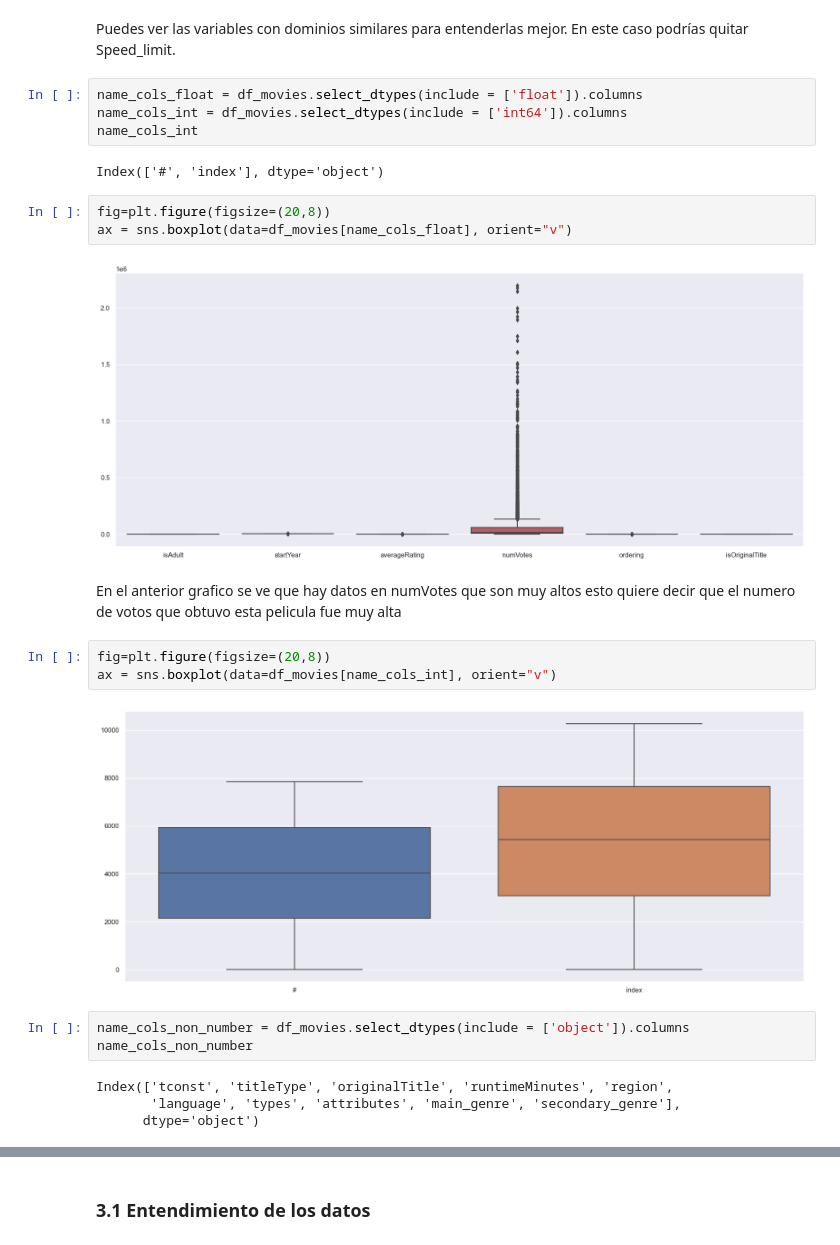
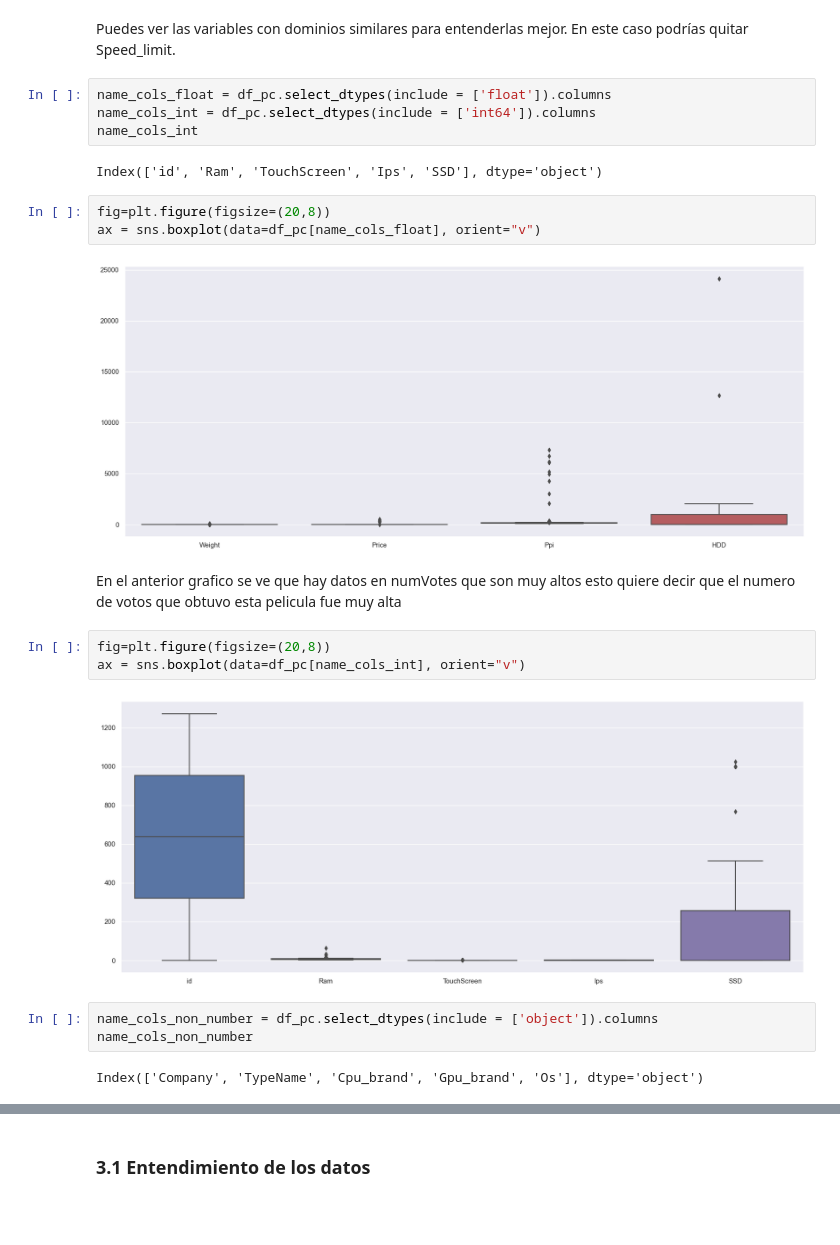
Before and after one commit to jf-garciam1/Lab-BI, a Jupyter notebook: Lab2/Lab2.ipynb, the cells around one changed output, grey strips where cells are left out. Cells and saved outputs as stored; diff of their text form; blank space fills up the shorter version.

```diff
--- a/Lab2/Lab2.ipynb
+++ b/Lab2/Lab2.ipynb
@@ -115,28 +111,26 @@ ax = sns.boxplot(data=df_movies, orient="v")
 Puedes ver las variables con dominios similares para entenderlas mejor.
 En este caso podrías quitar Speed_limit.
 # %%
-name_cols_float = df_movies.select_dtypes(include = ['float']).columns
-name_cols_int = df_movies.select_dtypes(include = ['int64']).columns
+name_cols_float = df_pc.select_dtypes(include = ['float']).columns
+name_cols_int = df_pc.select_dtypes(include = ['int64']).columns
 name_cols_int
 # %% [output]
-Index(['#', 'index'], dtype='object')
+Index(['id', 'Ram', 'TouchScreen', 'Ips', 'SSD'], dtype='object')
 # %%
 fig=plt.figure(figsize=(20,8))
-ax = sns.boxplot(data=df_movies[name_cols_float], orient="v")
+ax = sns.boxplot(data=df_pc[name_cols_float], orient="v")
 # %% [output]
-[figure, old version]
+[figure, new version]
 # %% [markdown]
 En el anterior grafico se ve que hay datos en numVotes que son muy altos esto quiere decir que el numero de votos que obtuvo esta pelicula fue muy alta
 # %%
 fig=plt.figure(figsize=(20,8))
-ax = sns.boxplot(data=df_movies[name_cols_int], orient="v")
+ax = sns.boxplot(data=df_pc[name_cols_int], orient="v")
 # %% [output]
-[figure, old version]
+[figure, new version]
 # %%
-name_cols_non_number = df_movies.select_dtypes(include = ['object']).columns
+name_cols_non_number = df_pc.select_dtypes(include = ['object']).columns
 name_cols_non_number
 # %% [output]
-Index(['tconst', 'titleType', 'originalTitle', 'runtimeMinutes', 'region',
-       'language', 'types', 'attributes', 'main_genre', 'secondary_genre'],
-      dtype='object')
+Index(['Company', 'TypeName', 'Cpu_brand', 'Gpu_brand', 'Os'], dtype='object')
 # %%
```
Also changed, not shown: parts of 33 cells of this notebook.
